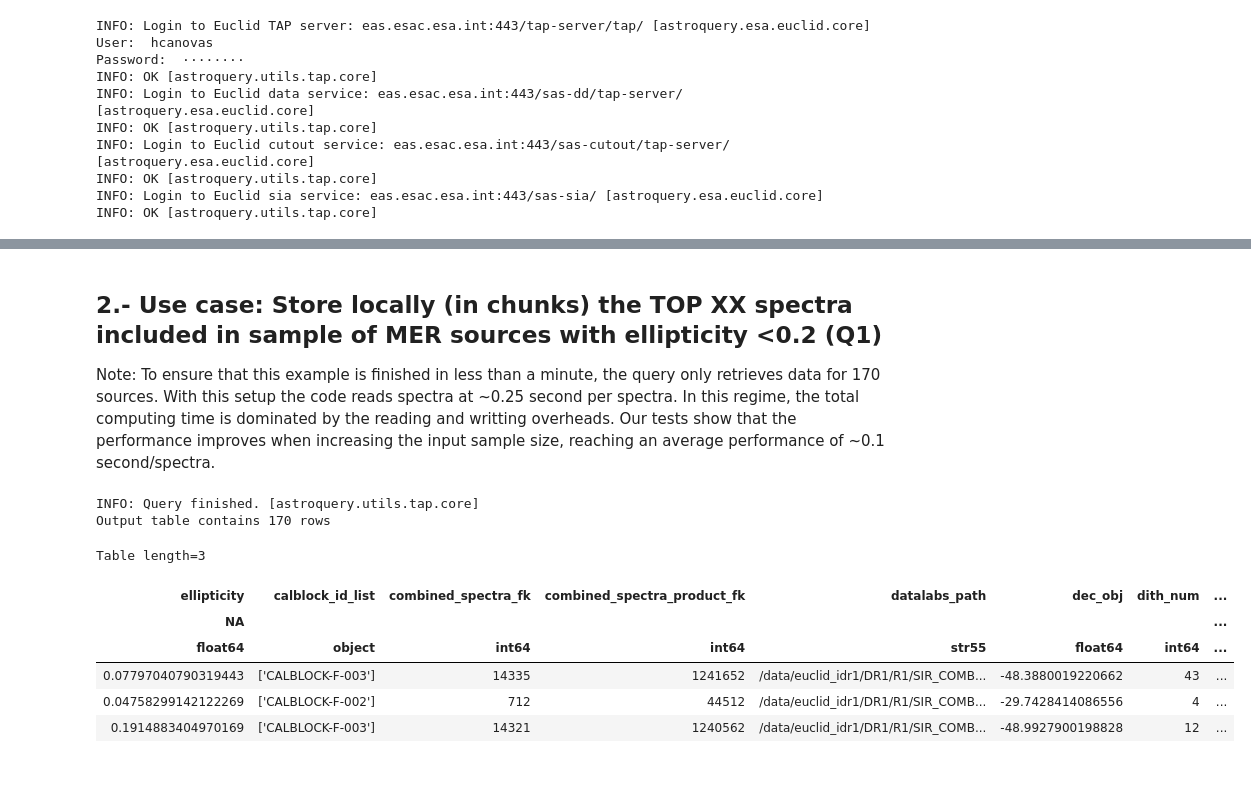
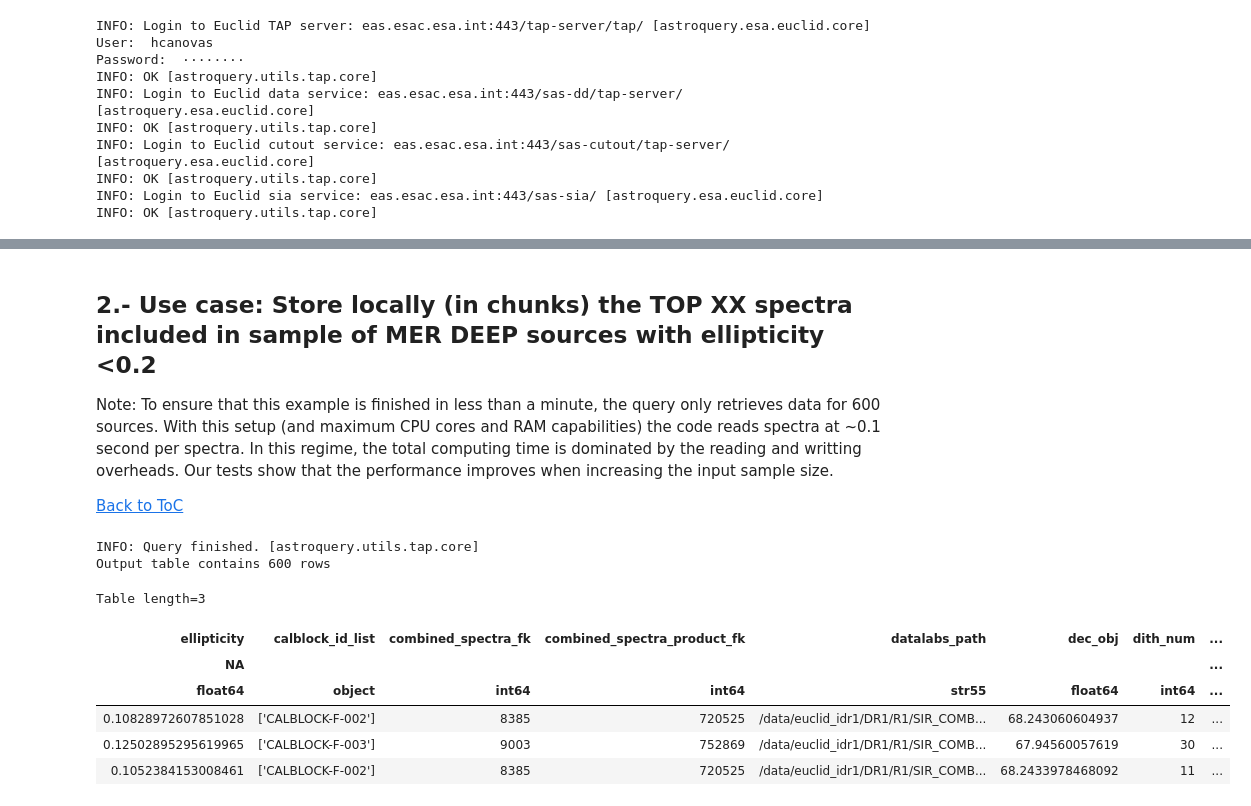
Before and after one commit to esa/euclid-jupyter-notebooks, a Jupyter notebook: DR1/Bulk_spectra_retrieval.ipynb, the cells around one changed output, grey strips where cells are left out. Saved outputs shown, nothing was run; the diff lists cells and outputs as text; code cells hidden in the pictures; blank space fills up the shorter version.

```diff
--- a/DR1/Bulk_spectra_retrieval.ipynb
+++ b/DR1/Bulk_spectra_retrieval.ipynb
@@ -111,6 +117,6 @@ Note: To ensure that this example is finished in less than a minute, the cone se
 # %%
 Euclid.ROW_LIMIT = -1
-radius           = 0.025*u.deg # Increasing to 0.1 degrees return a sample of 6,443 sources.
+radius           = 0.04*u.deg # Increasing to 0.1 degrees return a sample of 6,443 sources.
 coordinate       = 'NGC 6505'
 
 job = Euclid.cone_search(coordinate=coordinate, radius = radius,
@@ -136,5 +146,5 @@ Reminder: the max. chunk size is 2000.
 # %%
-c_size    = 50  # Chunk  size.
+c_size    = 300  # Chunk  size.
 
 s_time    = time.time()
 chunks    = utils.make_chunks(res, c_size)
@@ -175,6 +189,8 @@ fig = plt.figure(figsize=[10,5])
 plt.title(f"source_id = {metadata['source_id'][indexes[0]]}")
 for spec in spec_list:
     plt.plot(spec['WAVELENGTH'], spec['SIGNAL'])
+    plt.xlabel(f"WAVELENGTH [{spec['WAVELENGTH'].unit}] ")
+    plt.ylabel(f"SIGNAL [{spec['SIGNAL'].unit}] ")
 
 plt.grid()
 plt.show()
@@ -183,28 +199,32 @@ plt.show()
 # %% [markdown]
-## 2.- Use case: Store locally (in chunks) the TOP XX spectra included in sample of MER sources with ellipticity <0.2 (Q1)
+<a id="sect2"></a>
 
-Note: To ensure that this example is finished in less than a minute, the query only retrieves data for 170 sources. With this setup the code reads spectra at ~0.25 second per spectra. In this regime, the total computing time is dominated by the reading and writting overheads. Our tests show that the performance improves when increasing the input sample size, reaching an average performance of ~0.1 second/spectra.
+## 2.- Use case: Store locally (in chunks) the TOP XX spectra included in sample of MER DEEP sources with ellipticity <0.2
+
+Note: To ensure that this example is finished in less than a minute, the query only retrieves data for 600 sources. With this setup (and maximum CPU cores and RAM capabilities) the code reads spectra at ~0.1 second per spectra. In this regime, the total computing time is dominated by the reading and writting overheads. Our tests show that the performance improves when increasing the input sample size.
+
+[Back to ToC](#ToC)
 # %%
-top_val = 170
+top_val = 600
 query   = f"""SELECT TOP {top_val} mer.ellipticity, spec.*
 FROM {schema}.spectra_source_deep AS spec
 JOIN {schema}.mer_catalogue_deep_survey AS mer
   ON mer.object_id = spec.source_id
 WHERE mer.ellipticity <0.2"""
 
 
 job = Euclid.launch_job_async(query = query, output_format='ecsv')
 res = job.get_results()
 print(f'Output table contains {len(res)} rows')
 res[0:3]
 # %% [output]
 INFO: Query finished. [astroquery.utils.tap.core]
-Output table contains 170 rows
+Output table contains 600 rows
 Table length=3
 | ellipticity | calblock_id_list | combined_spectra_fk | combined_spectra_product_fk | datalabs_path | dec_obj | dith_num | ... |
 | NA |  |  |  |  |  |  | ... |
 | float64 | object | int64 | int64 | str55 | float64 | int64 | ... |
-| 0.07797040790319443 | ['CALBLOCK-F-003'] | 14335 | 1241652 | /data/euclid_idr1/DR1/R1/SIR_COMB... | -48.3880019220662 | 43 | ... |
-| 0.04758299142122269 | ['CALBLOCK-F-002'] | 712 | 44512 | /data/euclid_idr1/DR1/R1/SIR_COMB... | -29.7428414086556 | 4 | ... |
-| 0.1914883404970169 | ['CALBLOCK-F-003'] | 14321 | 1240562 | /data/euclid_idr1/DR1/R1/SIR_COMB... | -48.9927900198828 | 12 | ... |
+| 0.10828972607851028 | ['CALBLOCK-F-002'] | 8385 | 720525 | /data/euclid_idr1/DR1/R1/SIR_COMB... | 68.243060604937 | 12 | ... |
+| 0.12502895295619965 | ['CALBLOCK-F-003'] | 9003 | 752869 | /data/euclid_idr1/DR1/R1/SIR_COMB... | 67.94560057619 | 30 | ... |
+| 0.1052384153008461 | ['CALBLOCK-F-002'] | 8385 | 720525 | /data/euclid_idr1/DR1/R1/SIR_COMB... | 68.2433978468092 | 11 | ... |
 # %% [markdown]
```
Also changed, not shown: parts of 12 cells of this notebook, 10 other files.
